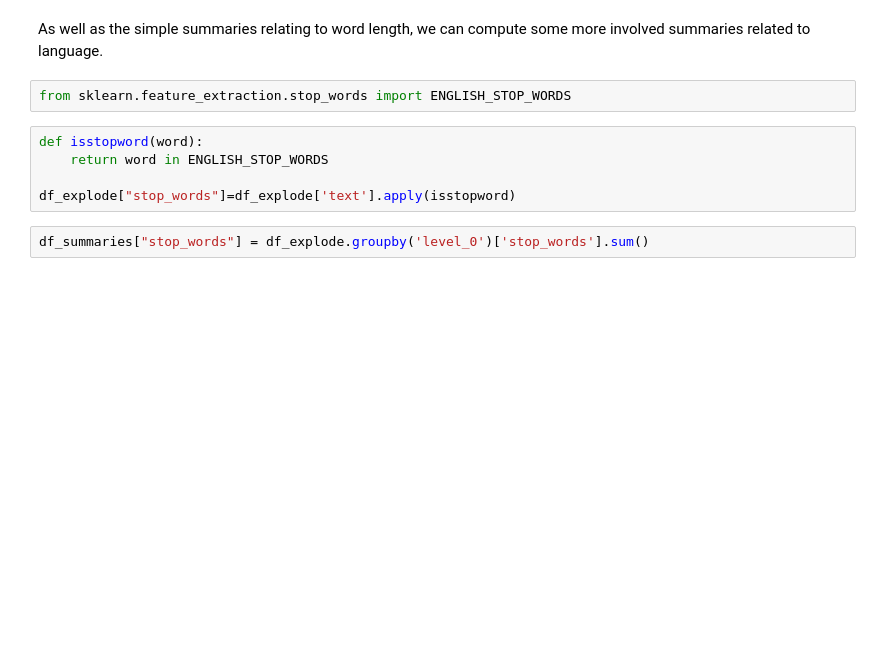
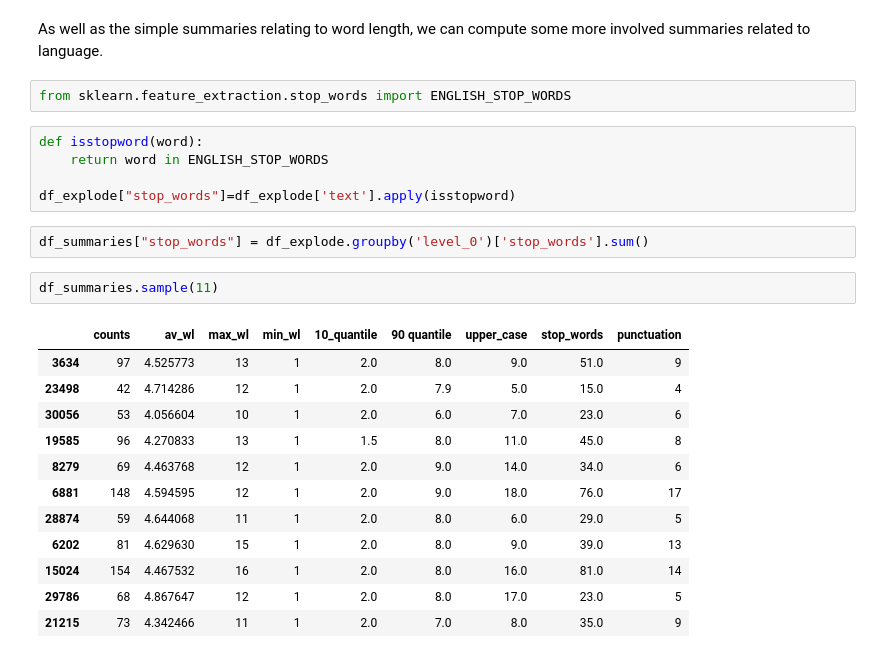
Before and after one commit to willb/openshift-ml-workflows-workshop, a Jupyter notebook: 02a-feature-engineering.ipynb, the cells around one changed output. Saved outputs shown, nothing was run; the diff lists cells and outputs as text; blank space fills up the shorter version.

```diff
--- a/02a-feature-engineering.ipynb
+++ b/02a-feature-engineering.ipynb
@@ -206,3 +199,18 @@ def isstopword(word):
 df_explode["stop_words"]=df_explode['text'].apply(isstopword)
 # %%
 df_summaries["stop_words"] = df_explode.groupby('level_0')['stop_words'].sum()
+# %%
+df_summaries.sample(11)
+# %% [output]
+|  | counts | av_wl | max_wl | min_wl | 10_quantile | 90 quantile | upper_case | stop_words | punctuation |
+| 3634 | 97 | 4.525773 | 13 | 1 | 2.0 | 8.0 | 9.0 | 51.0 | 9 |
+| 23498 | 42 | 4.714286 | 12 | 1 | 2.0 | 7.9 | 5.0 | 15.0 | 4 |
+| 30056 | 53 | 4.056604 | 10 | 1 | 2.0 | 6.0 | 7.0 | 23.0 | 6 |
+| 19585 | 96 | 4.270833 | 13 | 1 | 1.5 | 8.0 | 11.0 | 45.0 | 8 |
+| 8279 | 69 | 4.463768 | 12 | 1 | 2.0 | 9.0 | 14.0 | 34.0 | 6 |
+| 6881 | 148 | 4.594595 | 12 | 1 | 2.0 | 9.0 | 18.0 | 76.0 | 17 |
+| 28874 | 59 | 4.644068 | 11 | 1 | 2.0 | 8.0 | 6.0 | 29.0 | 5 |
+| 6202 | 81 | 4.629630 | 15 | 1 | 2.0 | 8.0 | 9.0 | 39.0 | 13 |
+| 15024 | 154 | 4.467532 | 16 | 1 | 2.0 | 8.0 | 16.0 | 81.0 | 14 |
+| 29786 | 68 | 4.867647 | 12 | 1 | 2.0 | 8.0 | 17.0 | 23.0 | 5 |
+| 21215 | 73 | 4.342466 | 11 | 1 | 2.0 | 7.0 | 8.0 | 35.0 | 9 |
```
Also changed, not shown: parts of 12 cells of this notebook.
